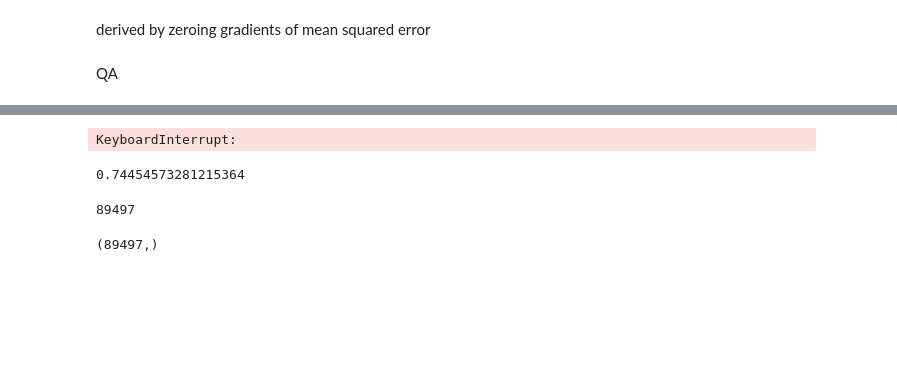
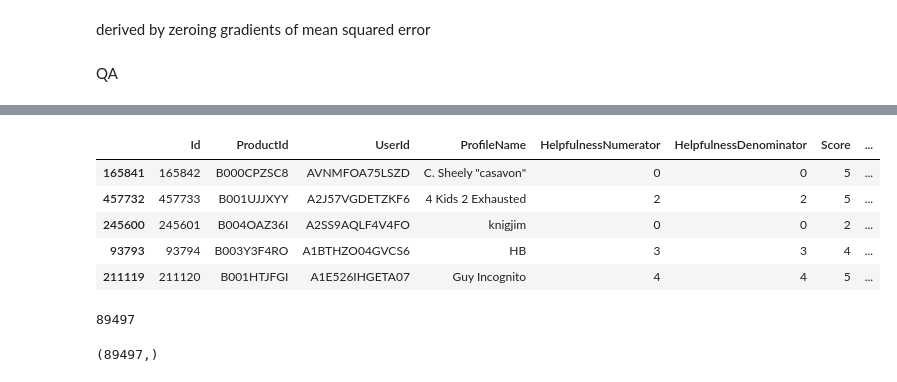
Before and after one commit to mehdidc/caltech, a Jupyter notebook: lecture3-linear-models.ipynb, the cells around one changed output, grey strips where cells are left out. Drawn from its saved outputs; the diff is of its cells as text; code cells hidden in the pictures; blank space fills up the shorter version.

```diff
--- a/lecture3-linear-models.ipynb
+++ b/lecture3-linear-models.ipynb
@@ -17,2 +19,2 @@ QA
 # %%
-df = pd.read_csv('amazon-fine-foods/Reviews.csv')
+df = pd.read_csv('amazon-fine-foods/Reviews.csv.gz')
@@ -28,3 +21,12 @@ df.head()
+# %%
+df.sample(5)
+# %% [output]
+|  | Id | ProductId | UserId | ProfileName | HelpfulnessNumerator | HelpfulnessDenominator | Score | ... |
+| 165841 | 165842 | B000CPZSC8 | AVNMFOA75LSZD | C. Sheely "casavon" | 0 | 0 | 5 | ... |
+| 457732 | 457733 | B001UJJXYY | A2J57VGDETZKF6 | 4 Kids 2 Exhausted | 2 | 2 | 5 | ... |
+| 245600 | 245601 | B004OAZ36I | A2SS9AQLF4V4FO | knigjim | 0 | 0 | 2 | ... |
+| 93793 | 93794 | B003Y3F4RO | A1BTHZO04GVCS6 | HB | 3 | 3 | 4 | ... |
+| 211119 | 211120 | B001HTJFGI | A1E526IHGETA07 | Guy Incognito | 4 | 4 | 5 | ... |
 # %%
 X = df['Text']
 y = df['Score']
@@ -35,12 +37,8 @@ tf = TfidfVectorizer().fit(X_train)
 #reg = LogisticRegression(verbose=1)
 reg = LinearRegression()
 reg.fit(tf.transform(X_train), y_train)
-# %% [output]
-KeyboardInterrupt:
 # %%
 (reg.predict(tf.transform(X_test)) == y_test).mean()
-# %% [output]
-0.74454573281215364
 # %%
 len(tf.get_feature_names())
 # %% [output]
```
Also changed, not shown: parts of 4 cells of this notebook.
